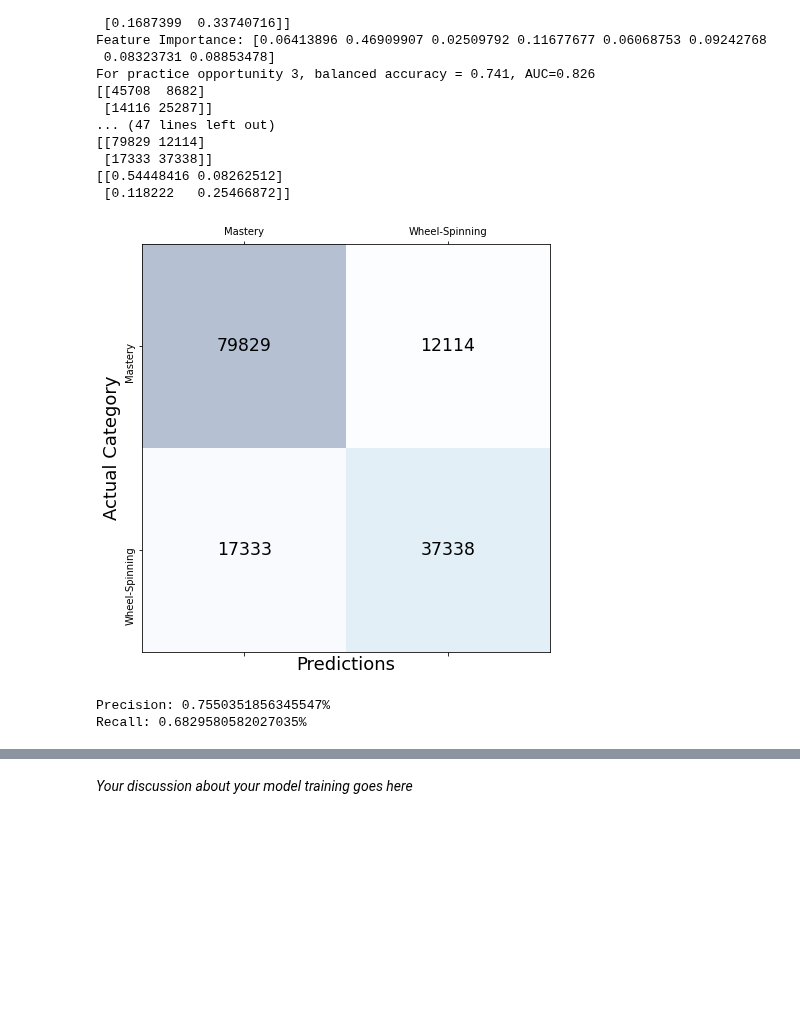
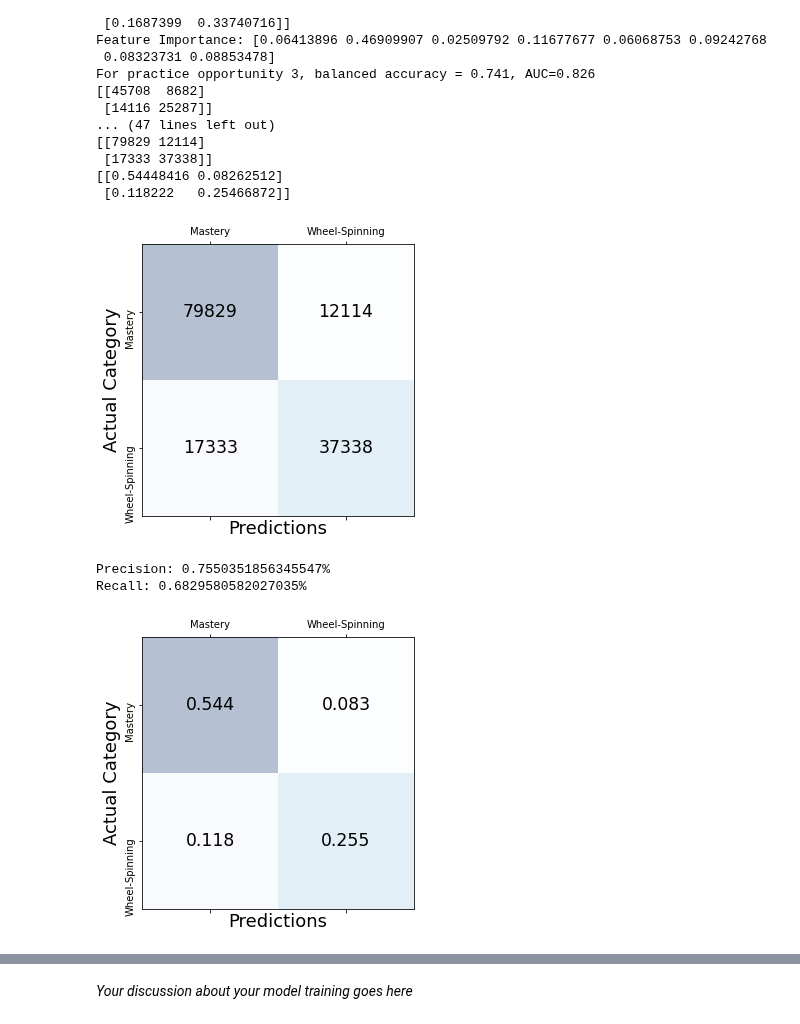
Before and after one commit to odudler/mlbd2023, a Jupyter notebook: m4_calcularis_report.ipynb, the cells around one changed output, grey strips where cells are left out. Cells and saved outputs as stored; diff of their text form; code cells hidden in the pictures; blank space fills up the shorter version.

Commit message:
finished draft of report and some plots etc etc.. code is really messy in general, hope you can clean up some stuff?

```diff
--- a/m4_calcularis_report.ipynb
+++ b/m4_calcularis_report.ipynb
@@ -532,37 +532,49 @@ For practice opportunity 3, balanced accuracy = 0.741, AUC=0.826
 # %%
 #Taking the data from the confusion matrices, we plot the precision/recall (see graphs from paper)
 
 conf_matrices = []
 conf_matrices_percent = []
 for i in range(2,PO_CUTOFF+1):
-    conf_matrices.append(results[po][2])
-    conf_matrices_percent.append(results[po][2] / results[po][2].sum())
+    conf_matrices.append(results[i][2])
+    conf_matrices_percent.append(results[i][2] / results[i][2].sum())
 
-#plt.matshow(conf_matrices[PO_CUTOFF-2])
-#plt.matshow(conf_matrices_percent[PO_CUTOFF-2])
 conf_matrix = conf_matrices[PO_CUTOFF-2]
+conf_matrix_perc = conf_matrices_percent[PO_CUTOFF-2]
 
-fig, ax = plt.subplots(figsize=(7.5, 7.5))
+fig, ax = plt.subplots(figsize=(5,5))
+plt.xlabel('Predictions', fontsize=18)
+plt.ylabel('Actual Category', fontsize=18)
 ax.matshow(conf_matrix, cmap=plt.cm.Blues, alpha=0.3)
 for i in range(conf_matrix.shape[0]):
     for j in range(conf_matrix.shape[1]):
         ax.text(x=j, y=i,s=conf_matrix[i, j], va='center', ha='center', size='xx-large')
 
 ax.set_xticklabels(['']+['Mastery', 'Wheel-Spinning'])
-ax.set_yticklabels(['']+['Mastery', 'Wheel-Spinning'])
-plt.yticks(rotation=90)
+ax.set_yticklabels(['']+['Mastery', 'Wheel-Spinning'], rotation=90)
 
-plt.xlabel('Predictions', fontsize=18)
-plt.ylabel('Actual Category', fontsize=18)
 plt.show()
-
 # From this we can compute the precision and recall:
 # Precision:
 precision  = conf_matrix[1][1] / (conf_matrix[1][1] + conf_matrix[0][1])
 recall = conf_matrix[1][1] / (conf_matrix[1][0] + conf_matrix[1][1])
 print(f"Precision: {precision}%")
 print(f"Recall: {recall}%")
 # %% [output]
-[figure, old version]
+[figure, new version]
 Precision: 0.7550351856345547%
 Recall: 0.6829580582027035%
+# %%
+fig, ax = plt.subplots(figsize=(5, 5))
+plt.xlabel('Predictions', fontsize=18)
+plt.ylabel('Actual Category', fontsize=18)
+
+ax.matshow(conf_matrix_perc, cmap=plt.cm.Blues, alpha=0.3)
+for i in range(conf_matrix_perc.shape[0]):
+    for j in range(conf_matrix_perc.shape[1]):
+        ax.text(x=j, y=i,s=np.round(conf_matrix_perc[i, j], 3), va='center', ha='center', size='xx-large')
+
+ax.set_xticklabels(['']+['Mastery', 'Wheel-Spinning'])
+ax.set_yticklabels(['']+['Mastery', 'Wheel-Spinning'], rotation=90)
+plt.show()
+# %% [output]
+[figure, added]
```
Also changed, not shown: parts of 2 cells of this notebook.
